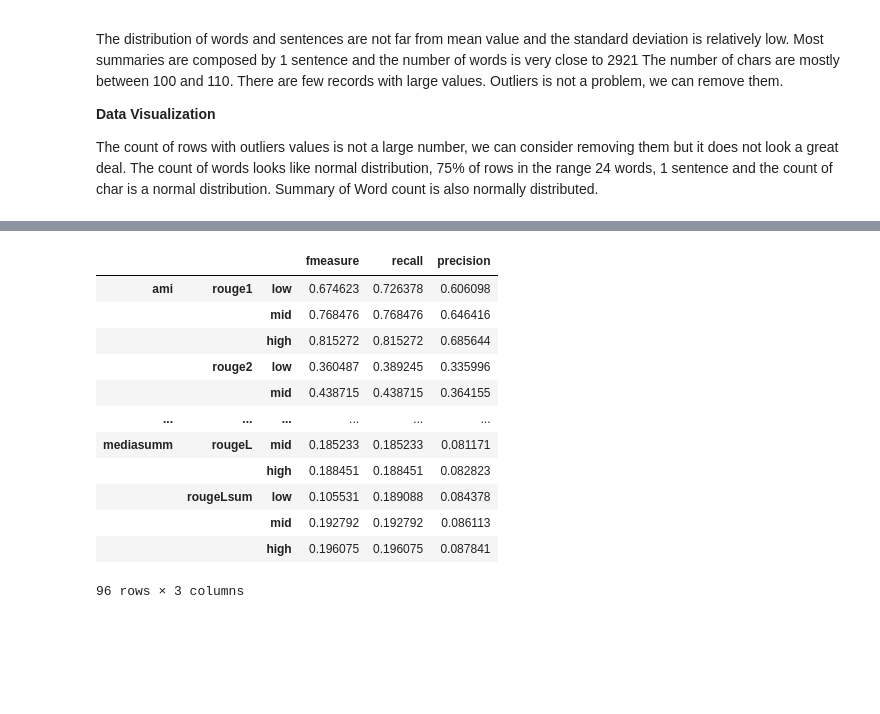
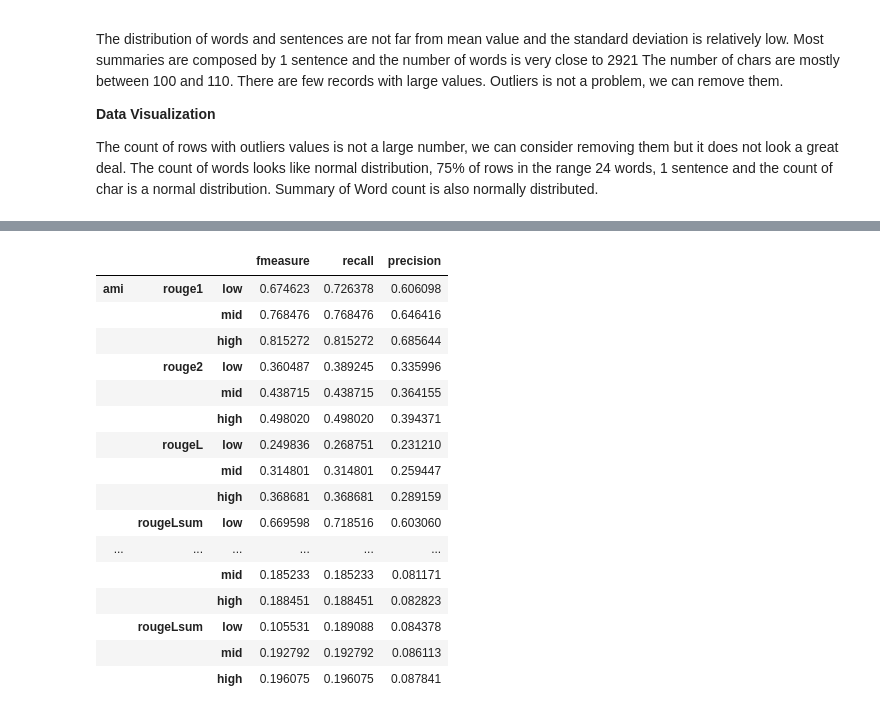
Before and after one commit to parambharat/AC215_projectgarble, a Jupyter notebook: notebooks/dataset_eda.ipynb, the cells around one changed output, grey strips where cells are left out. Drawn from its saved outputs; the diff is of its cells as text; code cells hidden in the pictures; blank space fills up the shorter version.

Commit message:
feature: add headings and display metrics

```diff
--- a/notebooks/dataset_eda.ipynb
+++ b/notebooks/dataset_eda.ipynb
@@ -903,17 +1009,22 @@ baseline_scores.to_json(
 # %%
 baseline_scores = pd.read_json("datasets/raw/supervised/summarization/baseline_scores.json")
-baseline_scores.set_index(baseline_scores.index.map(ast.literal_eval))
+baseline_scores = baseline_scores.set_index(baseline_scores.index.map(ast.literal_eval))
+display(HTML(baseline_scores.to_html()))
 # %% [output]
 |  |  |  | fmeasure | recall | precision |
 | ami | rouge1 | low | 0.674623 | 0.726378 | 0.606098 |
 |  |  | mid | 0.768476 | 0.768476 | 0.646416 |
 |  |  | high | 0.815272 | 0.815272 | 0.685644 |
 |  | rouge2 | low | 0.360487 | 0.389245 | 0.335996 |
 |  |  | mid | 0.438715 | 0.438715 | 0.364155 |
+|  |  | high | 0.498020 | 0.498020 | 0.394371 |
+|  | rougeL | low | 0.249836 | 0.268751 | 0.231210 |
+|  |  | mid | 0.314801 | 0.314801 | 0.259447 |
+|  |  | high | 0.368681 | 0.368681 | 0.289159 |
+|  | rougeLsum | low | 0.669598 | 0.718516 | 0.603060 |
 | ... | ... | ... | ... | ... | ... |
-| mediasumm | rougeL | mid | 0.185233 | 0.185233 | 0.081171 |
+|  |  | mid | 0.185233 | 0.185233 | 0.081171 |
 |  |  | high | 0.188451 | 0.188451 | 0.082823 |
 |  | rougeLsum | low | 0.105531 | 0.189088 | 0.084378 |
 |  |  | mid | 0.192792 | 0.192792 | 0.086113 |
 |  |  | high | 0.196075 | 0.196075 | 0.087841 |
-96 rows × 3 columns
```
Also changed, not shown: parts of 6 cells of this notebook.
